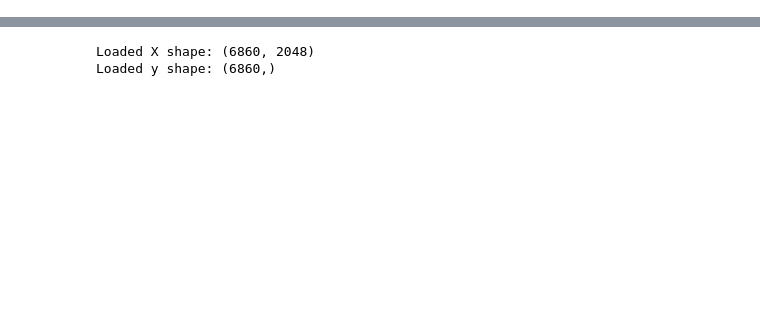
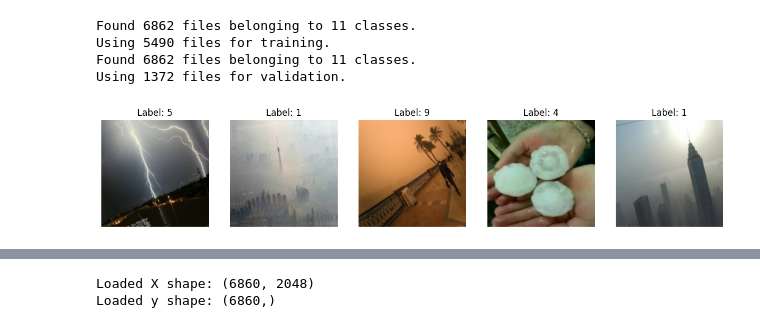
Before and after one commit to djcosta2/207_Final_Project, a Jupyter notebook: sandbox/Theo_initial.ipynb, the cells around one changed output, grey strips where cells are left out. Saved outputs shown, nothing was run; the diff lists cells and outputs as text; code cells hidden in the pictures; blank space fills up the shorter version.

```diff
--- a/sandbox/Theo_initial.ipynb
+++ b/sandbox/Theo_initial.ipynb
@@ -142 +182,56 @@ np.savez("weather_features.npz", X=X, y=y)
+# %%
+# Loading raw data
+# Dataset/hyperparams
+sandbox_dir = pathlib.Path("../Data/Weather_Dataset")
+batch_size = 32
+image_size = (224, 224)  # do not change for resnet50
+
+# Load training dataset
+train_dataset = tf.keras.utils.image_dataset_from_directory(
+    sandbox_dir,
+    labels='inferred',
+    label_mode='int',
+    validation_split=0.2,
+    subset="training",
+    seed=1234,
+    batch_size=batch_size,
+    image_size=image_size,
+    shuffle=True
+)
+data_augmentation = tf.keras.Sequential([
+    layers.RandomFlip("horizontal"),
+    layers.RandomRotation(0.1),
+    layers.RandomZoom(0.1),
+])
+
+train_dataset = train_dataset.map(lambda x, y: (data_augmentation(x, training=True), y))
+
+# Load validation dataset
+val_dataset = tf.keras.utils.image_dataset_from_directory(
+    sandbox_dir,
+    labels='inferred',
+    label_mode='int',
+    validation_split=0.2,
+    subset="validation",
+    seed=1234,
+    batch_size=batch_size,
+    image_size=image_size,
+    shuffle=True
+)
+
+# print first 5 of training set
+for images, labels in train_dataset.take(1):
+    fig, axes = plt.subplots(1, 5, figsize=(15, 5))
+    for i in range(5):
+        axes[i].imshow(images[i].numpy().astype("uint8"))
+        axes[i].axis("off")
+        axes[i].set_title(f"Label: {labels[i].numpy()}")
+    plt.show()
+    break
+# %% [output]
+Found 6862 files belonging to 11 classes.
+Using 5490 files for training.
+Found 6862 files belonging to 11 classes.
+Using 1372 files for validation.
+[figure, added]
 # %%
```
Also changed, not shown: parts of 13 cells of this notebook, 2 other files.
